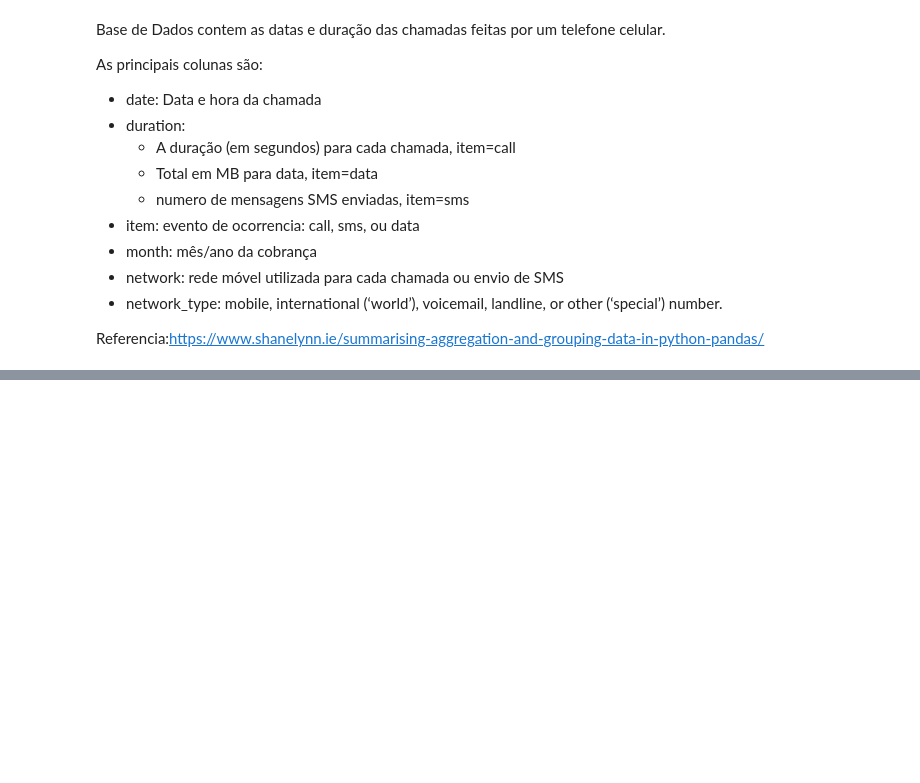
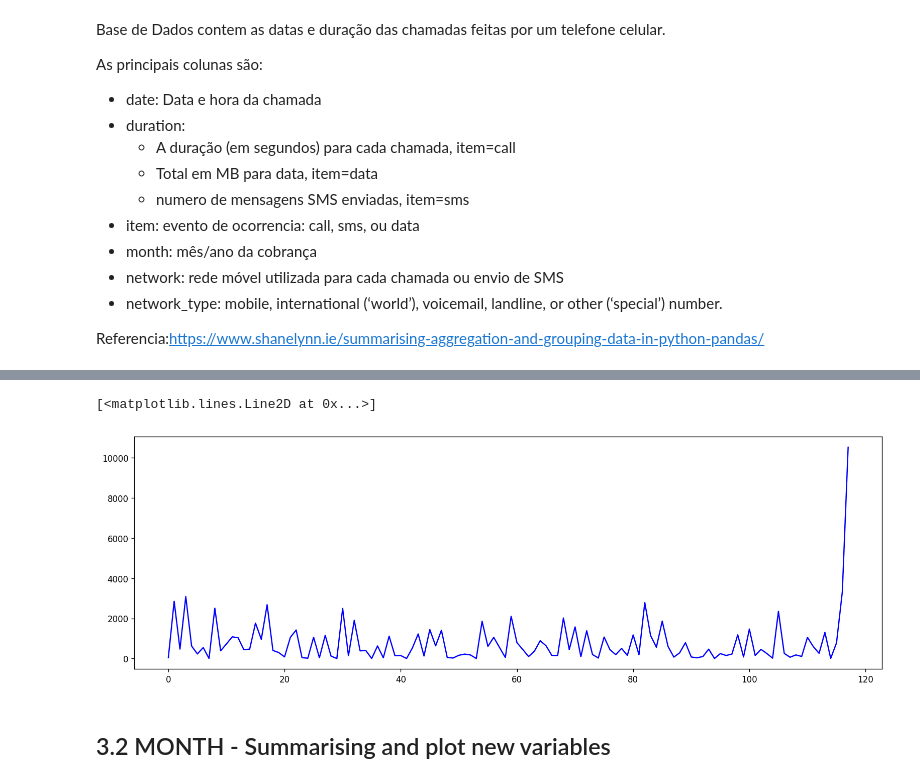
Before and after one commit to JMCVALE/ASN-ROCKS-, a Jupyter notebook: SERIES_TEMPORAIS.ipynb, the cells around one changed output, grey strips where cells are left out. Cells and saved outputs as stored; diff of their text form; code cells hidden in the pictures; blank space fills up the shorter version.

```diff
--- a/SERIES_TEMPORAIS.ipynb
+++ b/SERIES_TEMPORAIS.ipynb
@@ -33,0 +222,13 @@ Referencia:https://www.shanelynn.ie/summarising-aggregation-and-grouping-data-in
+# %%
+##############################################
+# Day - Sum
+##############################################
+# plt.figure(figsize=(16,5))
+# plt.plot(list(data_day['sum_duration']), 'o', color='green')
+plt.figure(figsize=(16,5))
+plt.plot(list(data_day['sum_duration']), color='blue')
+# %% [output]
+[<matplotlib.lines.Line2D at 0x...>]
+[figure, added]
+# %% [markdown]
+## 3.2 MONTH - Summarising and plot new variables
```
Also changed, not shown: parts of 27 cells of this notebook.
